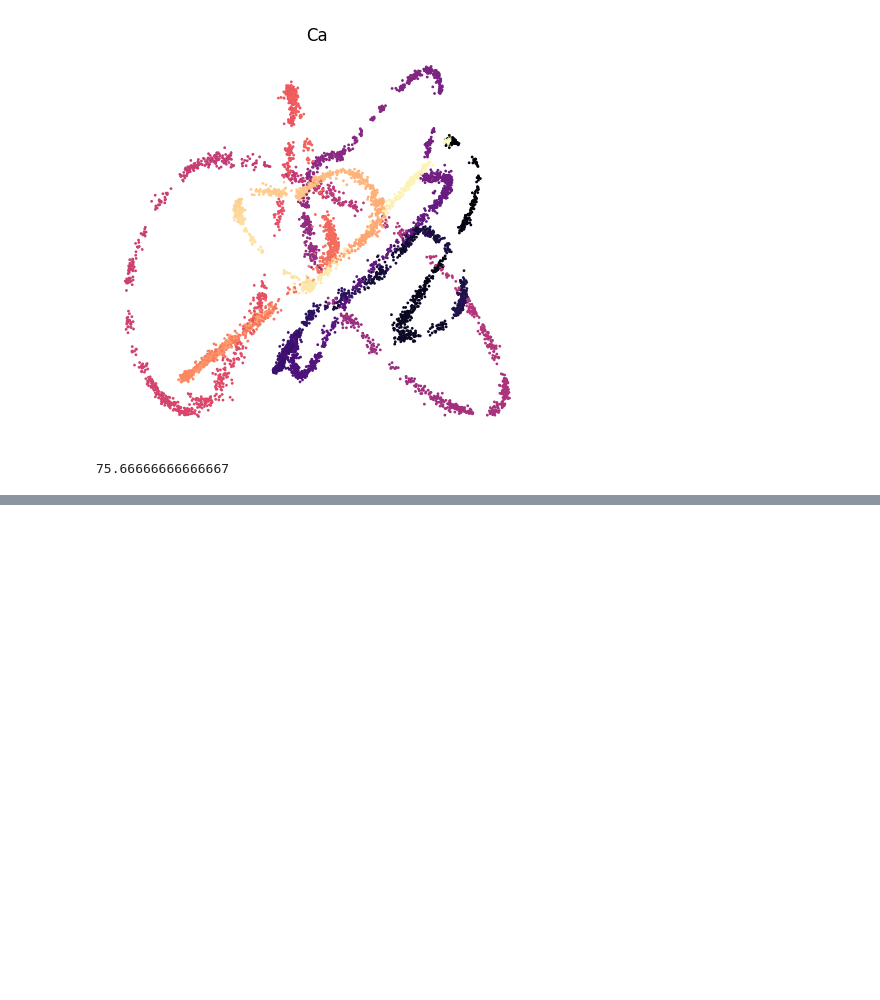
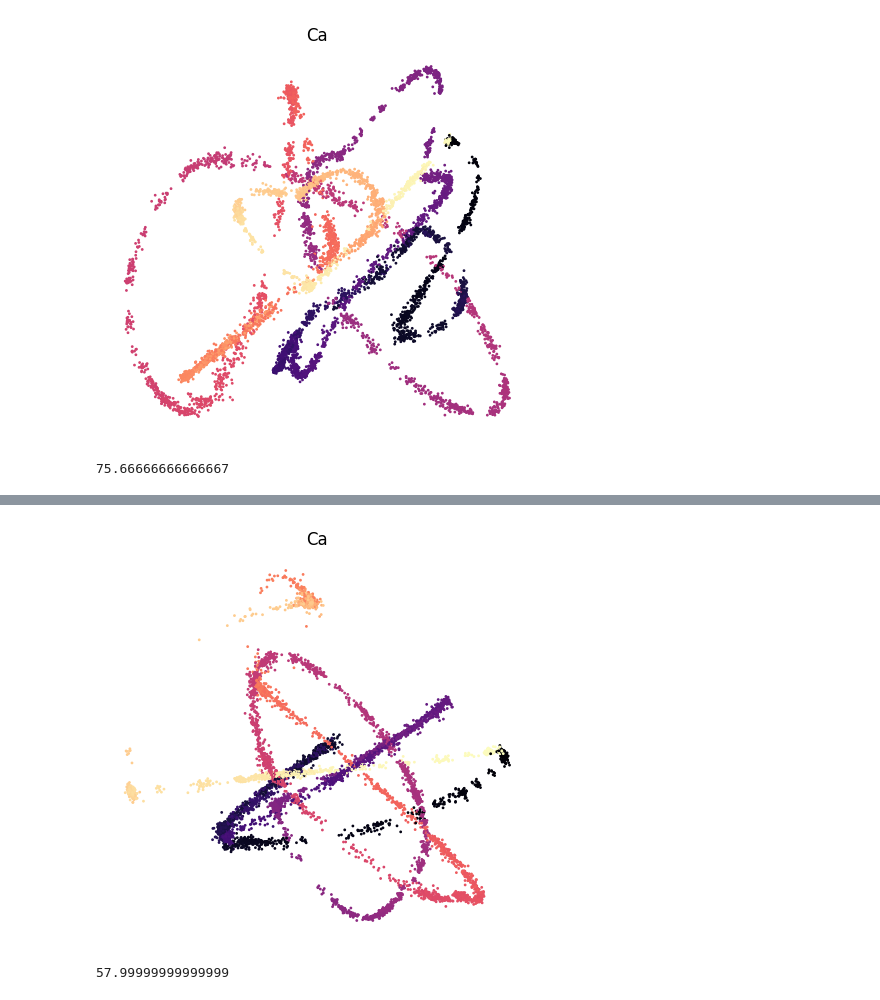
Before and after one commit to mariakesa/AbsoluteMadness, a Jupyter notebook: CEBRAPlay/decoding.ipynb, the cells around one changed output, grey strips where cells are left out. Drawn from its saved outputs; the diff is of its cells as text; code cells hidden in the pictures; blank space fills up the shorter version.

```diff
--- a/CEBRAPlay/decoding.ipynb
+++ b/CEBRAPlay/decoding.ipynb
@@ -215,0 +234,9 @@ run_pipeline(**exps)
+# %%
+from pipeline import run_pipeline
+
+exps={'cortex': 'VISal','seed':333,'num_neurons':800}
+
+run_pipeline(**exps)
+# %% [output]
+[figure, added]
+57.99999999999999
```
Also changed, not shown: parts of 2 cells of this notebook, 9 other files.
